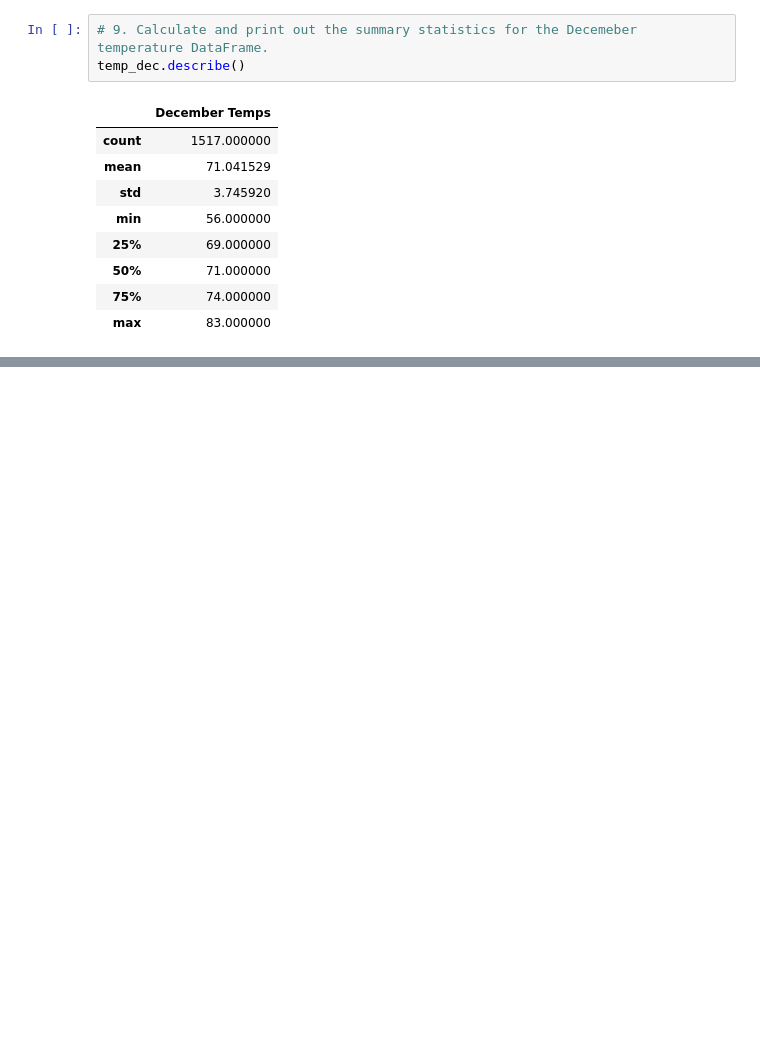
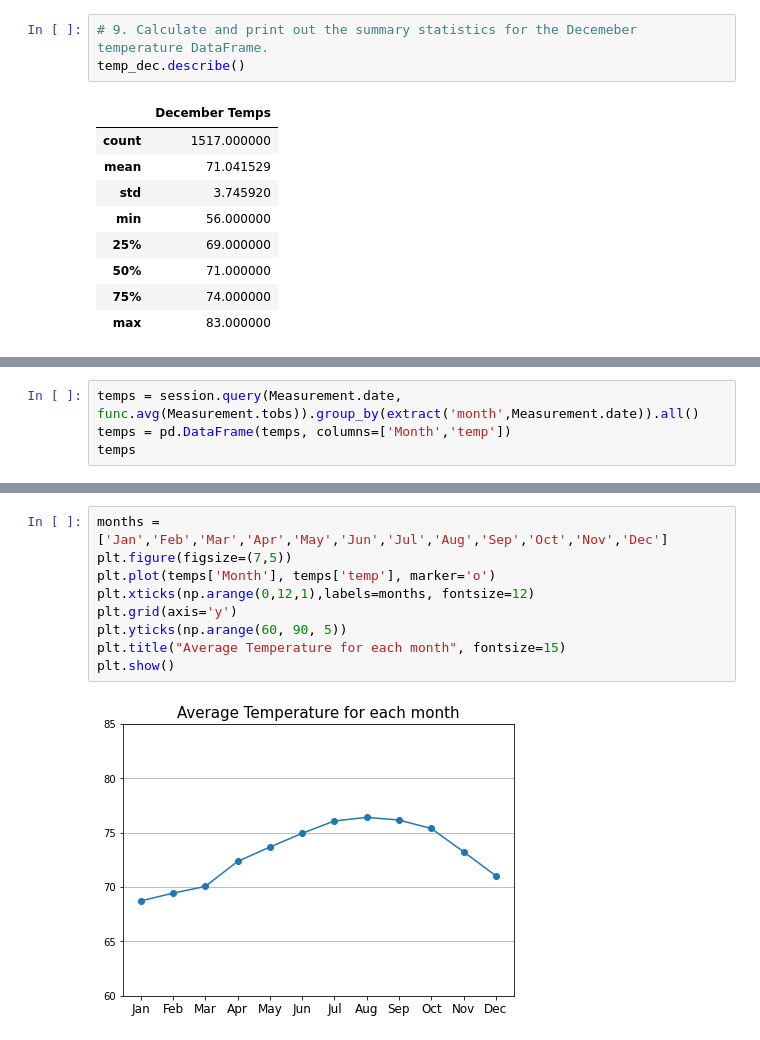
Before and after one commit to Takomochi/surfs_up, a Jupyter notebook: SurfsUp_Challenge.ipynb, the cells around one changed output, grey strips where cells are left out. Saved outputs shown, nothing was run; the diff lists cells and outputs as text; blank space fills up the shorter version.

```diff
--- a/SurfsUp_Challenge.ipynb
+++ b/SurfsUp_Challenge.ipynb
@@ -75,0 +112,4 @@ temp_dec.describe()
+# %%
+temps = session.query(Measurement.date, func.avg(Measurement.tobs)).group_by(extract('month',Measurement.date)).all()
+temps = pd.DataFrame(temps, columns=['Month','temp'])
+temps
@@ -75,0 +130,11 @@ temp_dec.describe()
+# %%
+months = ['Jan','Feb','Mar','Apr','May','Jun','Jul','Aug','Sep','Oct','Nov','Dec']
+plt.figure(figsize=(7,5))
+plt.plot(temps['Month'], temps['temp'], marker='o')
+plt.xticks(np.arange(0,12,1),labels=months, fontsize=12)
+plt.grid(axis='y')
+plt.yticks(np.arange(60, 90, 5))
+plt.title("Average Temperature for each month", fontsize=15)
+plt.show()
+# %% [output]
+[figure, added]
```
Also changed, not shown: parts of 11 cells of this notebook, 1 other file.
